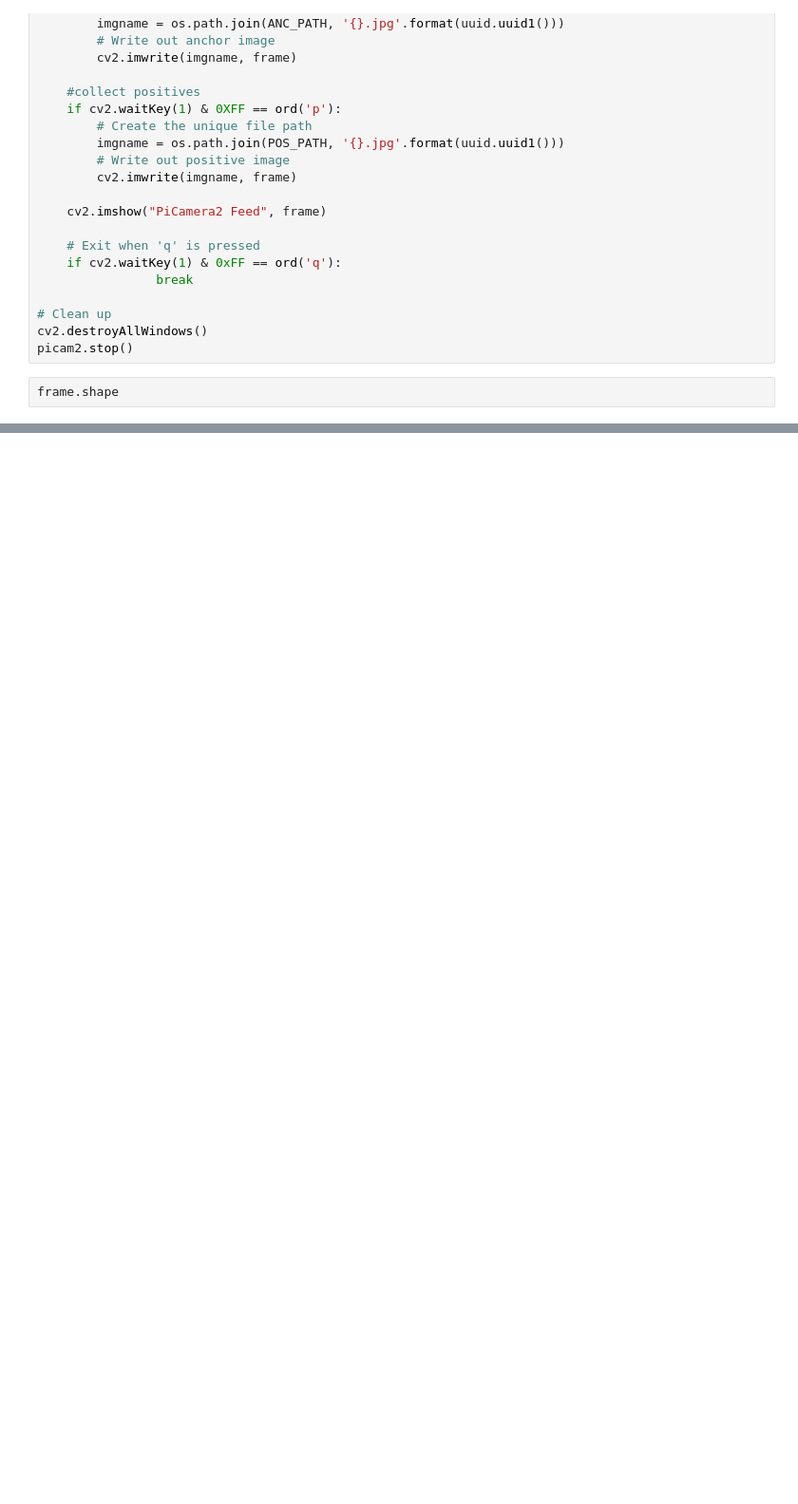
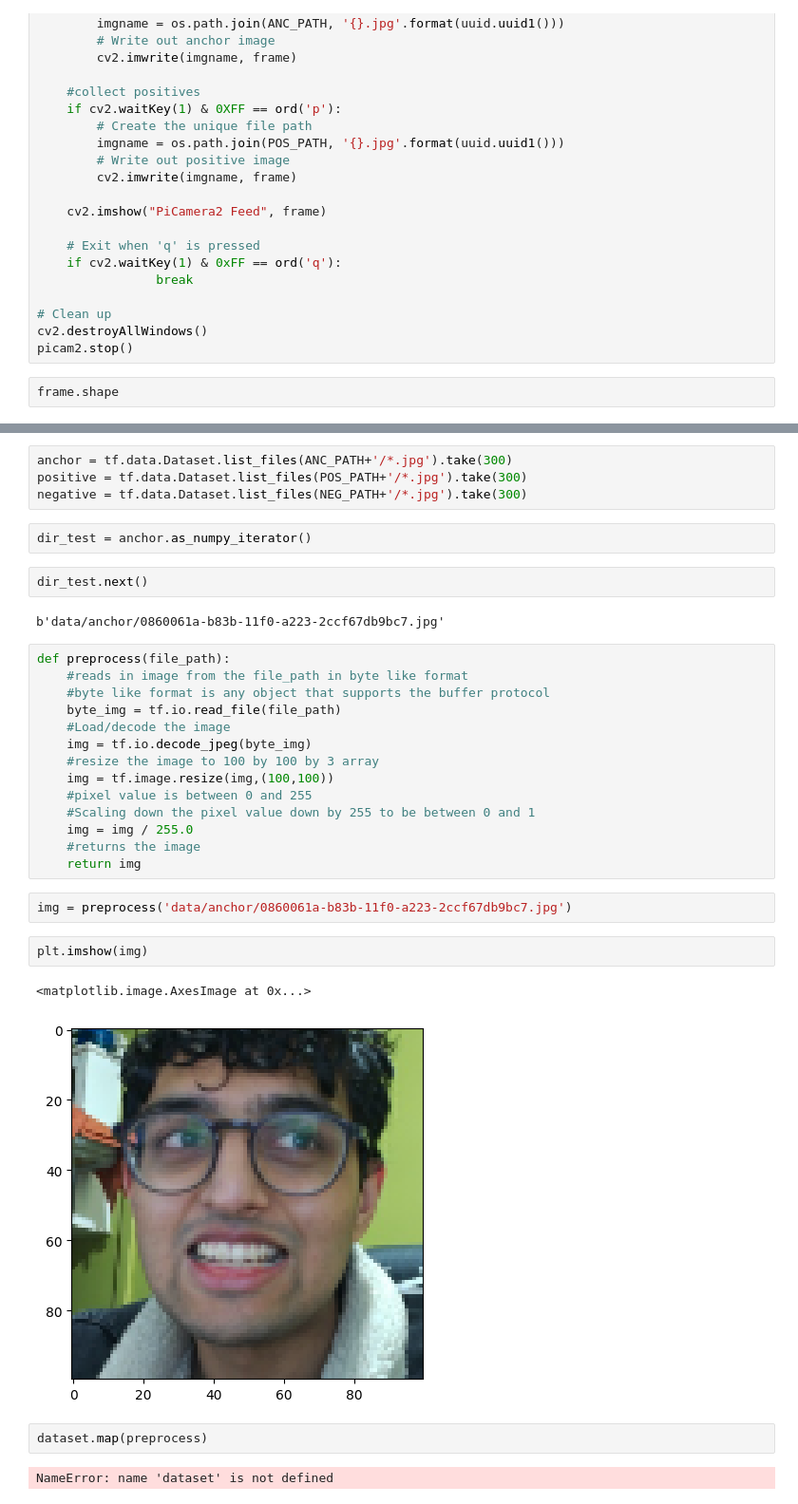
Before and after one commit to Nasir-AhmadZ/FacialVerificationML, a Jupyter notebook: Facial Verification with Siamese ML model.ipynb, the cells around one changed output, grey strips where cells are left out. Shown at 95% size. Saved outputs shown, nothing was run; the diff lists cells and outputs as text; blank space fills up the shorter version.

Commit message:
load and preprocess images up until labelled dataset

```diff
--- a/Facial Verification with Siamese ML model.ipynb
+++ b/Facial Verification with Siamese ML model.ipynb
@@ -88,0 +111,35 @@ frame.shape
+# %%
+anchor = tf.data.Dataset.list_files(ANC_PATH+'/*.jpg').take(300)
+positive = tf.data.Dataset.list_files(POS_PATH+'/*.jpg').take(300)
+negative = tf.data.Dataset.list_files(NEG_PATH+'/*.jpg').take(300)
+# %%
+dir_test = anchor.as_numpy_iterator()
+# %%
+dir_test.next()
+# %% [output]
+b'data/anchor/0860061a-b83b-11f0-a223-2ccf67db9bc7.jpg'
+# %%
+def preprocess(file_path):
+    #reads in image from the file_path in byte like format
+    #byte like format is any object that supports the buffer protocol
+	byte_img = tf.io.read_file(file_path)
+    #Load/decode the image
+	img = tf.io.decode_jpeg(byte_img)
+    #resize the image to 100 by 100 by 3 array
+	img = tf.image.resize(img,(100,100))
+    #pixel value is between 0 and 255
+    #Scaling down the pixel value down by 255 to be between 0 and 1
+	img = img / 255.0
+    #returns the image
+	return img
+# %%
+img = preprocess('data/anchor/0860061a-b83b-11f0-a223-2ccf67db9bc7.jpg')
+# %%
+plt.imshow(img)
+# %% [output]
+<matplotlib.image.AxesImage at 0x...>
+[figure, added]
+# %%
+dataset.map(preprocess)
+# %% [output]
+NameError: name 'dataset' is not defined
```
Also changed, not shown: parts of 12 cells of this notebook.
